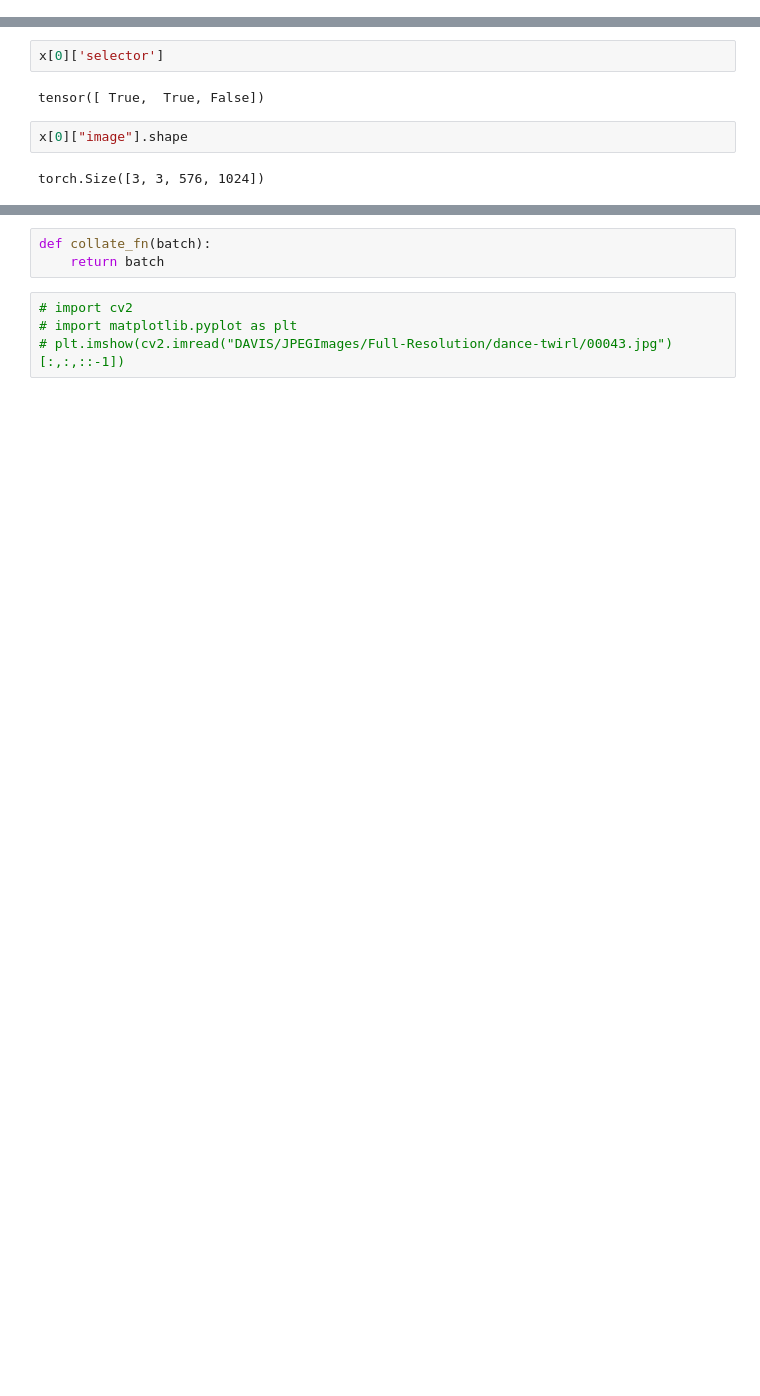
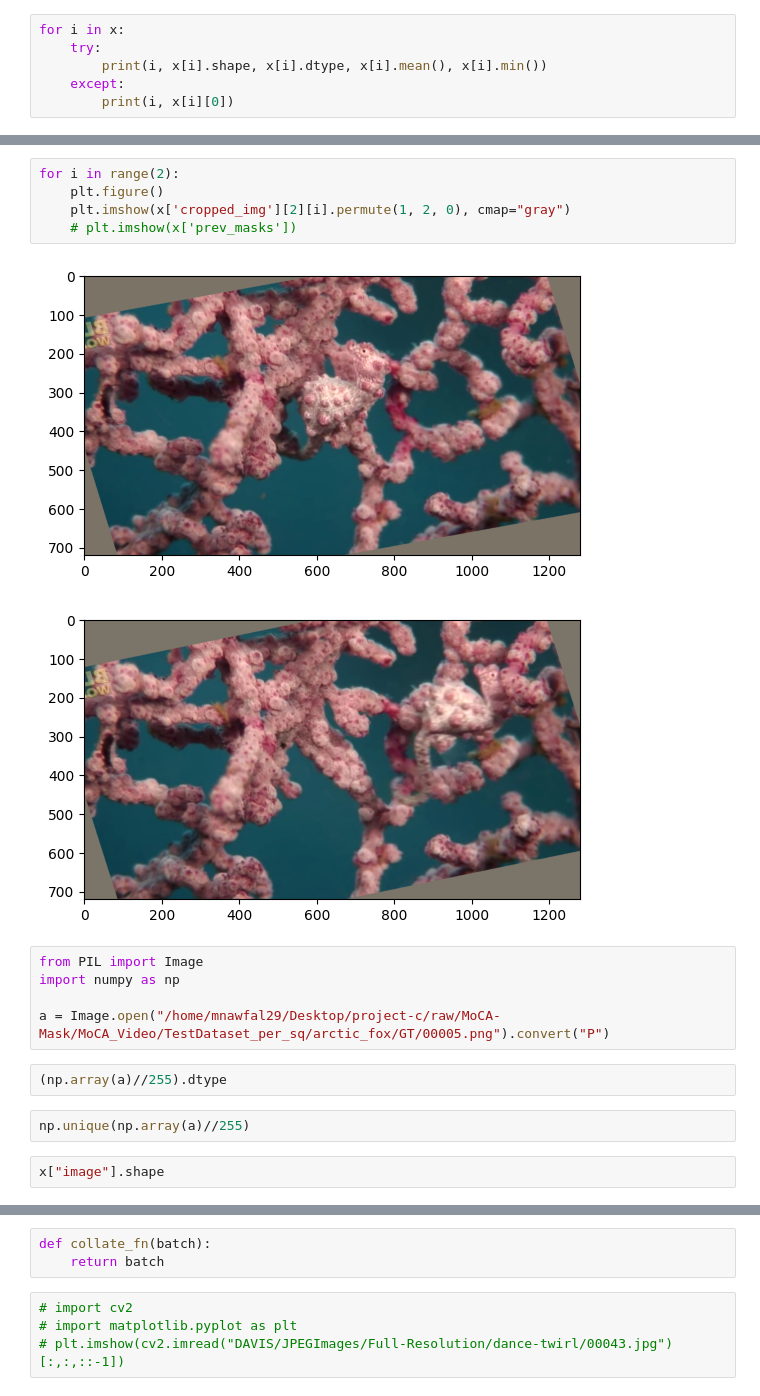
Before and after one commit to SpiderNitt/project-c, a Jupyter notebook: dataloaders/davis_testing.ipynb, the cells around one changed output, grey strips where cells are left out. Drawn from its saved outputs; the diff is of its cells as text; blank space fills up the shorter version.

```diff
--- a/dataloaders/davis_testing.ipynb
+++ b/dataloaders/davis_testing.ipynb
@@ -55,0 +65,6 @@ x = next(iter(val))
+# %%
+for i in x:
+    try:
+        print(i, x[i].shape, x[i].dtype, x[i].mean(), x[i].min())
+    except:
+        print(i, x[i][0])
@@ -60,10 +143,21 @@ torch.Size([2, 3, 256, 256])
-# %%
-x[0]['selector']
-# %% [output]
-tensor([ True,  True, False])
+# %%
+for i in range(2):
+    plt.figure()
+    plt.imshow(x['cropped_img'][2][i].permute(1, 2, 0), cmap="gray")
+    # plt.imshow(x['prev_masks'])
+# %% [output]
+[figure, added]
+[figure, added]
+# %%
+from PIL import Image
+import numpy as np
+
+a = Image.open("/home/mnawfal29/Desktop/project-c/raw/MoCA-Mask/MoCA_Video/TestDataset_per_sq/arctic_fox/GT/00005.png").convert("P")
+# %%
+(np.array(a)//255).dtype
+# %%
+np.unique(np.array(a)//255)
 # %%
-x[0]["image"].shape
+x["image"].shape
-# %% [output]
-torch.Size([3, 3, 576, 1024])
 # %%
 x[0]["cropped_img"].shape
```
Also changed, not shown: parts of 33 cells of this notebook, 6 other files.
